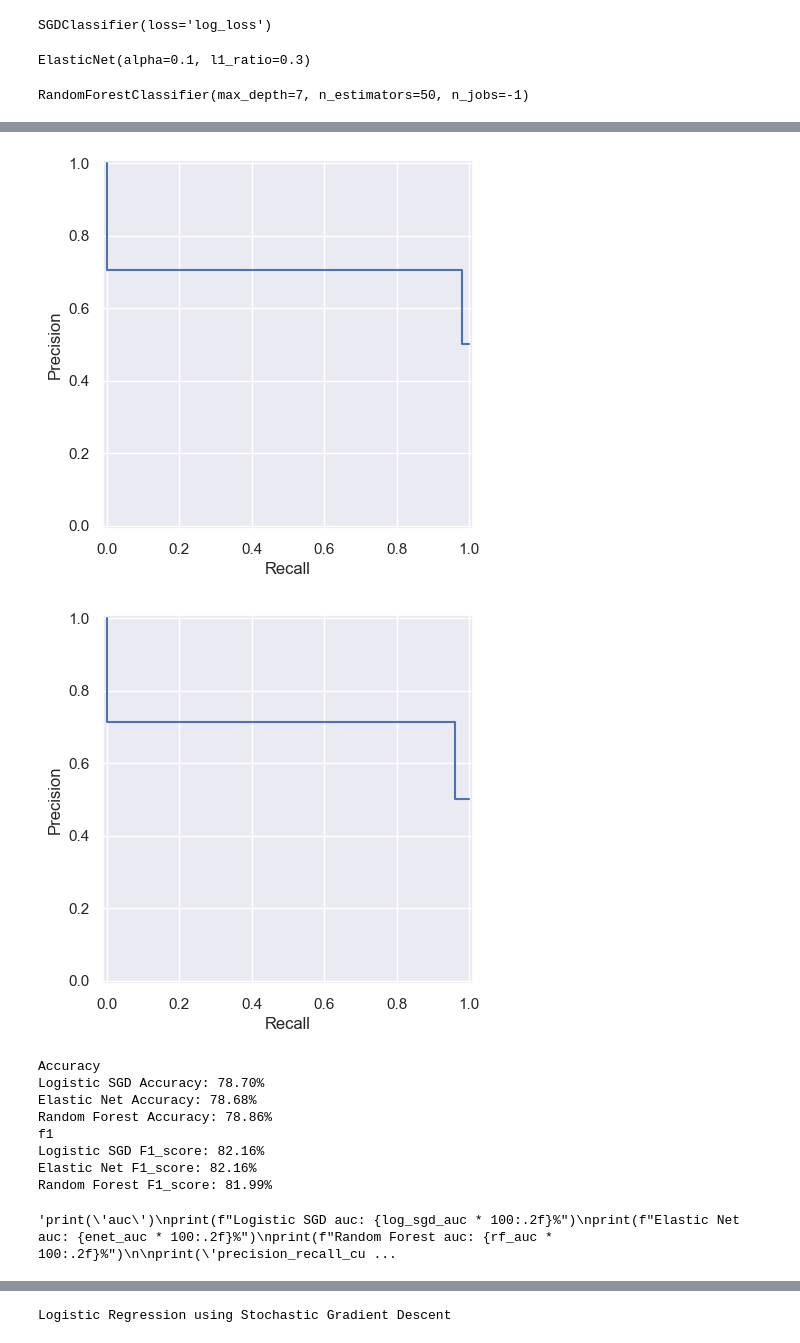
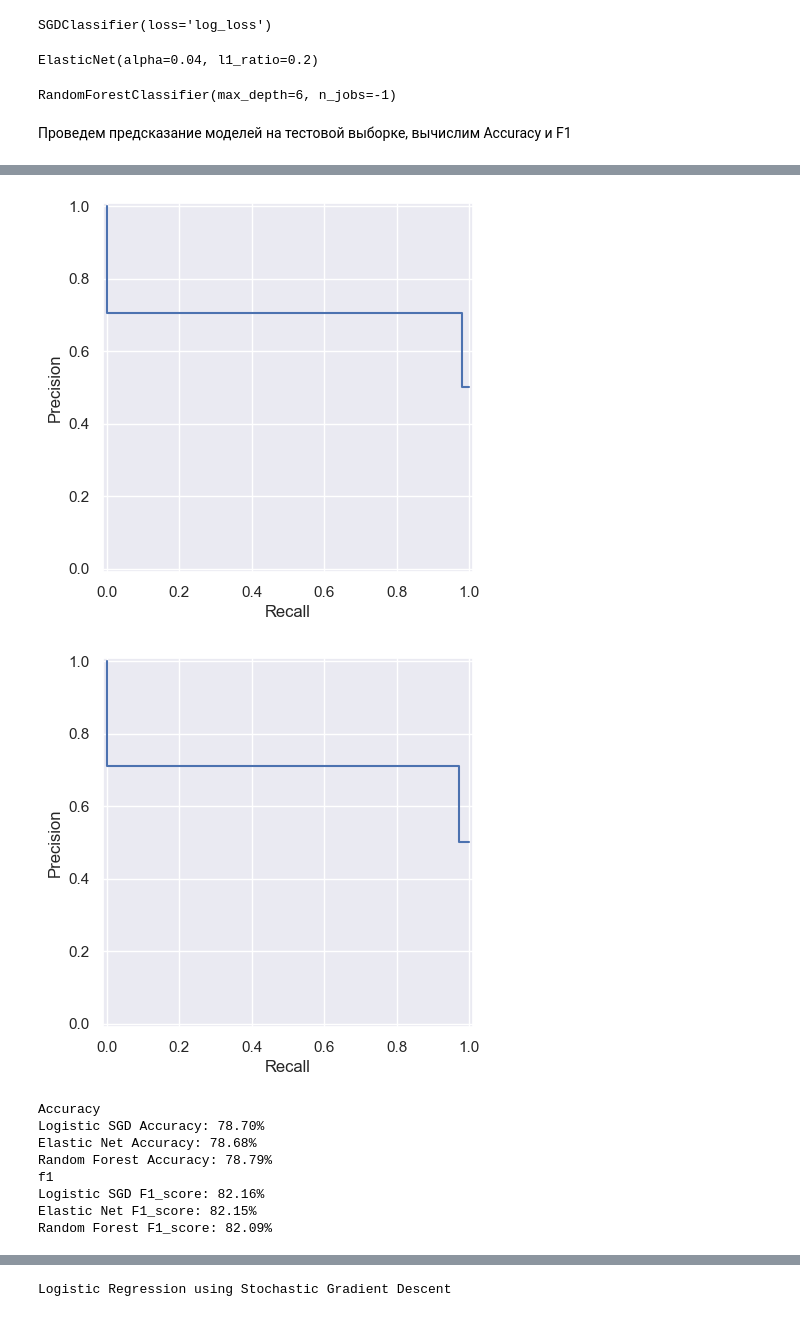
Before and after one commit to AlekseevDS21/insurance_buyers, a Jupyter notebook: LM_trainig/train_ML.ipynb, the cells around one changed output, grey strips where cells are left out. Drawn from its saved outputs; the diff is of its cells as text; code cells hidden in the pictures.

```diff
--- a/LM_trainig/train_M4.ipynb
+++ b/LM_trainig/train_ML.ipynb
@@ -390,6 +395,2 @@ new_train_df_scaler = pd.DataFrame(train_df_scaler, columns=X_over.columns)
 # %%
-X_train, X_test, y_train, y_test = train_test_split(new_train_df_scaler, y_train, random_state=3, test_size=0.15)
-'''
-X_train = new_train_df_scaler
-#X_test = new_test_df_scaler
-X_test = X_pre_test'''
+X_train, X_test, y_train, y_test = train_test_split(new_train_df_scaler, y_train, random_state=42, test_size=0.15)
@@ -429,17 +429,19 @@ log_sgd.fit(X_train, y_train)
 # %% [output]
 SGDClassifier(loss='log_loss')
 # %%
-enet = ElasticNet(alpha=0.1, l1_ratio=0.3)
+enet = ElasticNet(alpha=0.04, l1_ratio=0.2)
 enet.fit(X_train, y_train)
 # %% [output]
-ElasticNet(alpha=0.1, l1_ratio=0.3)
+ElasticNet(alpha=0.04, l1_ratio=0.2)
 # %%
-rf = RandomForestClassifier(n_estimators=50,
-                            max_depth=7,
+rf = RandomForestClassifier(n_estimators=100,
+                            max_depth=6,
                             n_jobs=-1)
 rf.fit(X_train, y_train)
 # %% [output]
-RandomForestClassifier(max_depth=7, n_estimators=50, n_jobs=-1)
+RandomForestClassifier(max_depth=6, n_jobs=-1)
+# %% [markdown]
+Проведем предсказание моделей на тестовой выборке, вычислим Accuracy и F1
 # %%
 y_pred_log_sgd = log_sgd.predict(X_test)
 y_pred_enet = (enet.predict(X_test) >= 0.5).astype(int)
@@ -453,58 +455,40 @@ log_sgd_f1 = f1_score(y_test, y_pred_log_sgd)
 enet_f1 = f1_score(y_test, y_pred_enet)
 rf_f1 = f1_score(y_test, y_pred_rf)
 
-#log_sgd_auc = auc(y_test, y_pred_log_sgd)
-#enet_auc = auc(y_test, y_pred_enet)
-#rf_auc = auc(y_test, y_pred_rf)
-
-'''log_sgd_precision_recall_curve = precision_recall_curve(y_test, y_pred_log_sgd)
-enet_precision_recall_curve = precision_recall_curve(y_test, y_pred_enet)
-rf_precision_recall_curve = precision_recall_curve(y_test, y_pred_rf)'''
 
 precision, recall, _ = precision_recall_curve(y_test, y_pred_log_sgd)
 disp = PrecisionRecallDisplay(precision=precision, recall=recall)
 disp.plot()
 plt.show()
 
 precision, recall, _ = precision_recall_curve(y_test, y_pred_enet)
 disp = PrecisionRecallDisplay(precision=precision, recall=recall)
 disp.plot()
 plt.show()
 
 precision, recall, _ = precision_recall_curve(y_test, y_pred_rf )
 disp = PrecisionRecallDisplay(precision=precision, recall=recall)
 disp.plot()
 plt.show()
 
 print('Accuracy')
 print(f"Logistic SGD Accuracy: {log_sgd_acc * 100:.2f}%")
 print(f"Elastic Net Accuracy: {enet_acc * 100:.2f}%")
 print(f"Random Forest Accuracy: {rf_acc * 100:.2f}%")
 
 print('f1')
 print(f"Logistic SGD F1_score: {log_sgd_f1 * 100:.2f}%")
 print(f"Elastic Net F1_score: {enet_f1 * 100:.2f}%")
 print(f"Random Forest F1_score: {rf_f1 * 100:.2f}%")
-
-'''print('auc')
-print(f"Logistic SGD auc: {log_sgd_auc * 100:.2f}%")
-print(f"Elastic Net auc: {enet_auc * 100:.2f}%")
-print(f"Random Forest auc: {rf_auc * 100:.2f}%")
-
-print('precision_recall_curve')
-print(f"Logistic SGD precision_recall_curve: {log_sgd_precision_recall_curve}")
-print(f"Elastic Net precision_recall_curve: {enet_precision_recall_curve * 100:.2f}%")
-print(f"Random Forest precision_recall_curve: {rf_precision_recall_curve * 100:.2f}%")'''
 # %% [output]
 [figure]
 [figure]
-[figure, old version]
+[figure, new version]
 Accuracy
 Logistic SGD Accuracy: 78.70%
 Elastic Net Accuracy: 78.68%
-Random Forest Accuracy: 78.86%
+Random Forest Accuracy: 78.79%
 f1
 Logistic SGD F1_score: 82.16%
-Elastic Net F1_score: 82.16%
-Random Forest F1_score: 81.99%
+Elastic Net F1_score: 82.15%
+Random Forest F1_score: 82.09%
-'print(\'auc\')\nprint(f"Logistic SGD auc: {log_sgd_auc * 100:.2f}%")\nprint(f"Elastic Net auc: {enet_auc * 100:.2f}%")\nprint(f"Random Forest auc: {rf_auc * 100:.2f}%")\n\nprint(\'precision_recall_cu ...
```
Also changed, not shown: parts of 37 cells of this notebook.
